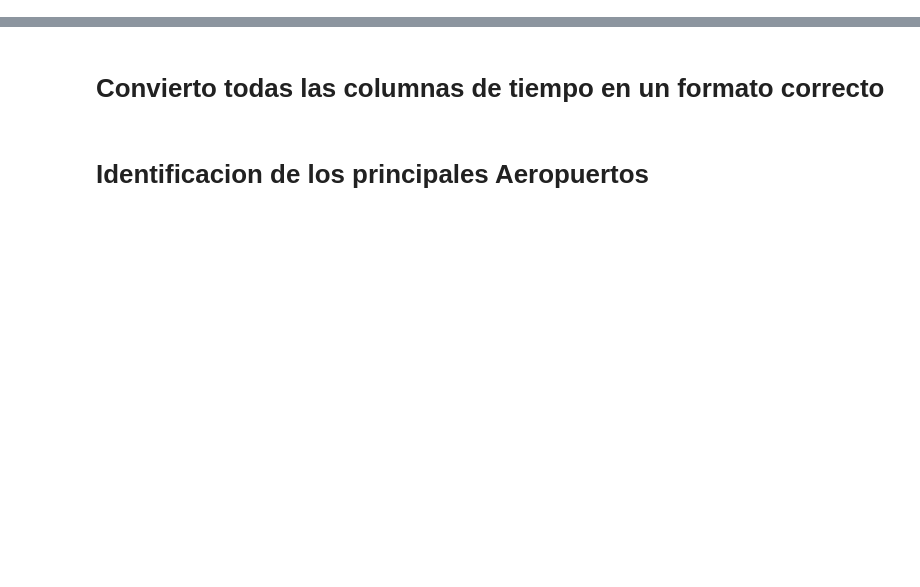
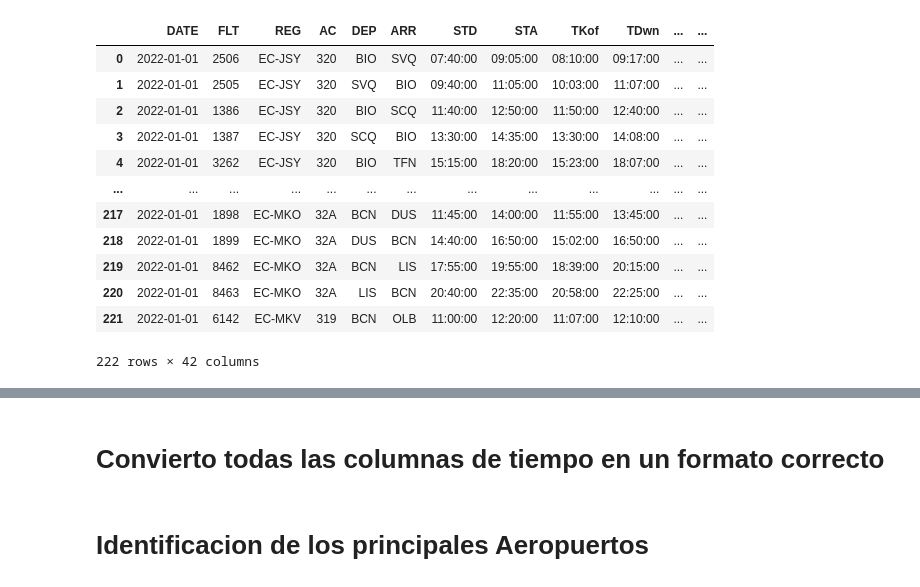
Before and after one commit to JMML2021/Analisis-Compa-ia-Aerea-Espa-ola, a Jupyter notebook: Calculo Vueling 2022 con codigos Rev D.ipynb, the cells around one changed output, grey strips where cells are left out. Drawn from its saved outputs; the diff is of its cells as text; code cells hidden in the pictures; blank space fills up the shorter version.

```diff
--- a/Calculo Vueling 2022 con codigos Rev D.ipynb
+++ b/Calculo Vueling 2022 con codigos Rev D.ipynb
@@ -12,9 +23,6 @@ from colorama import init, Fore, Back, Style
 # %%
-# Abrimos el fichero:
-path =(r"D:\Documentos D\02.- Datos Vueling\2022.06.03 2022_delay + cierre puertas.xlsx")
+# Abrir fichero de Github.
+path='/content/drive/MyDrive/2022.06.03 2022_delay + cierre puertas CORTO.xlsx'
+Hoja = 'FLT_2022'
 
-
-# QUITAR # Para coger un fichero más pequeño
-path =(r"D:\Documentos D\02.- Datos Vueling\2022.06.03 2022_delay + cierre puertas CORTO.xlsx")
-Hoja = 'FLT_2022'
 df = pd.read_excel(path, sheet_name=Hoja)
@@ -22,0 +29,5 @@ ValueError: Worksheet named 'FLT_2022' not found
+# %%
+# Los nombre de las columnas tienen muchos espacios en blanco
+
+nombreColumnas= df.columns
+nombreColumnas
@@ -22,0 +44,9 @@ ValueError: Worksheet named 'FLT_2022' not found
+# %%
+# Aqui corrijo los nombre de las columnas
+nombreColumnaCorregido= ['DATE', 'FLT', 'REG', 'AC', 'DEP',
+       'ARR', 'STD', 'STA', 'TKof', 'TDwn', 'ATD',
+       'ATA', 'BLOCK', 'FLThr', 'DStand', 'AStand', 'ACT PAX', 'LF',
+       'Taxi-out', 'Taxi-In', 'SLOT', 'C1', 'DLY1', 'Sub1', 'C2',
+       'DLY2', 'Sub2', 'C3', 'DLY3', 'Sub3', 'C4', 'DLY4', 'Sub4', 'C1Arr',
+       'DLY1Arr', 'Close Pax Door', 'Close Cargo Door', 'Open Cargo/Pax Door',
+       'close pax door2', 'close cargo door2', 'open cargo/pax door2']
@@ -22,0 +68,5 @@ ValueError: Worksheet named 'FLT_2022' not found
+# %%
+# Proceso para cambiar el nombre de las columnas por un bucle FOR
+for n, m in enumerate(nombreColumnas):
+  print(n, m,'*',nombreColumnaCorregido[n],'-')
+  df.rename({m: nombreColumnaCorregido[n]}, axis=1, inplace=True)
@@ -41,0 +109,16 @@ df_Aeropuertos = df_Aeropuertos.drop(['Borrar'], axis=1)
+# %%
+df
+# %% [output]
+|  | DATE | FLT | REG | AC | DEP | ARR | STD | STA | TKof | TDwn | ... | ... |
+| 0 | 2022-01-01 | 2506 | EC-JSY | 320 | BIO | SVQ | 07:40:00 | 09:05:00 | 08:10:00 | 09:17:00 | ... | ... |
+| 1 | 2022-01-01 | 2505 | EC-JSY | 320 | SVQ | BIO | 09:40:00 | 11:05:00 | 10:03:00 | 11:07:00 | ... | ... |
+| 2 | 2022-01-01 | 1386 | EC-JSY | 320 | BIO | SCQ | 11:40:00 | 12:50:00 | 11:50:00 | 12:40:00 | ... | ... |
+| 3 | 2022-01-01 | 1387 | EC-JSY | 320 | SCQ | BIO | 13:30:00 | 14:35:00 | 13:30:00 | 14:08:00 | ... | ... |
+| 4 | 2022-01-01 | 3262 | EC-JSY | 320 | BIO | TFN | 15:15:00 | 18:20:00 | 15:23:00 | 18:07:00 | ... | ... |
+| ... | ... | ... | ... | ... | ... | ... | ... | ... | ... | ... | ... | ... |
+| 217 | 2022-01-01 | 1898 | EC-MKO | 32A | BCN | DUS | 11:45:00 | 14:00:00 | 11:55:00 | 13:45:00 | ... | ... |
+| 218 | 2022-01-01 | 1899 | EC-MKO | 32A | DUS | BCN | 14:40:00 | 16:50:00 | 15:02:00 | 16:50:00 | ... | ... |
+| 219 | 2022-01-01 | 8462 | EC-MKO | 32A | BCN | LIS | 17:55:00 | 19:55:00 | 18:39:00 | 20:15:00 | ... | ... |
+| 220 | 2022-01-01 | 8463 | EC-MKO | 32A | LIS | BCN | 20:40:00 | 22:35:00 | 20:58:00 | 22:25:00 | ... | ... |
+| 221 | 2022-01-01 | 6142 | EC-MKV | 319 | BCN | OLB | 11:00:00 | 12:20:00 | 11:07:00 | 12:10:00 | ... | ... |
+222 rows × 42 columns
```
Also changed, not shown: parts of 68 cells of this notebook.
